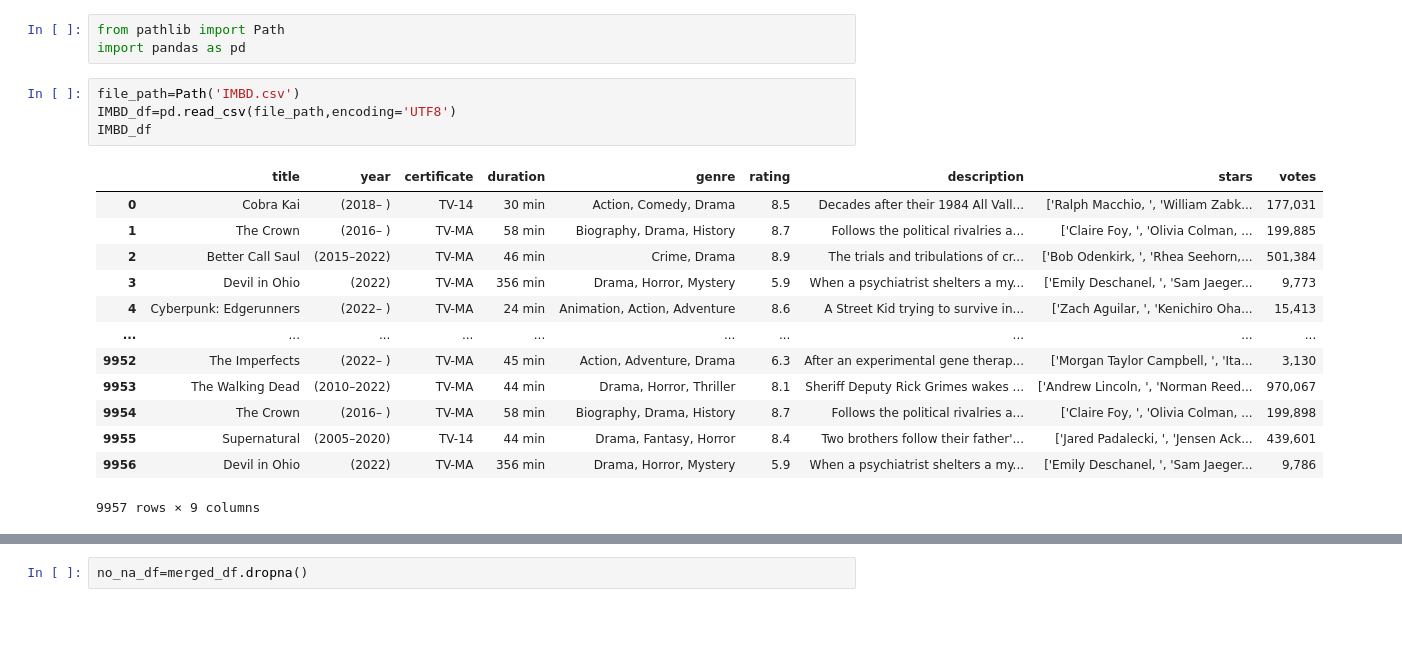
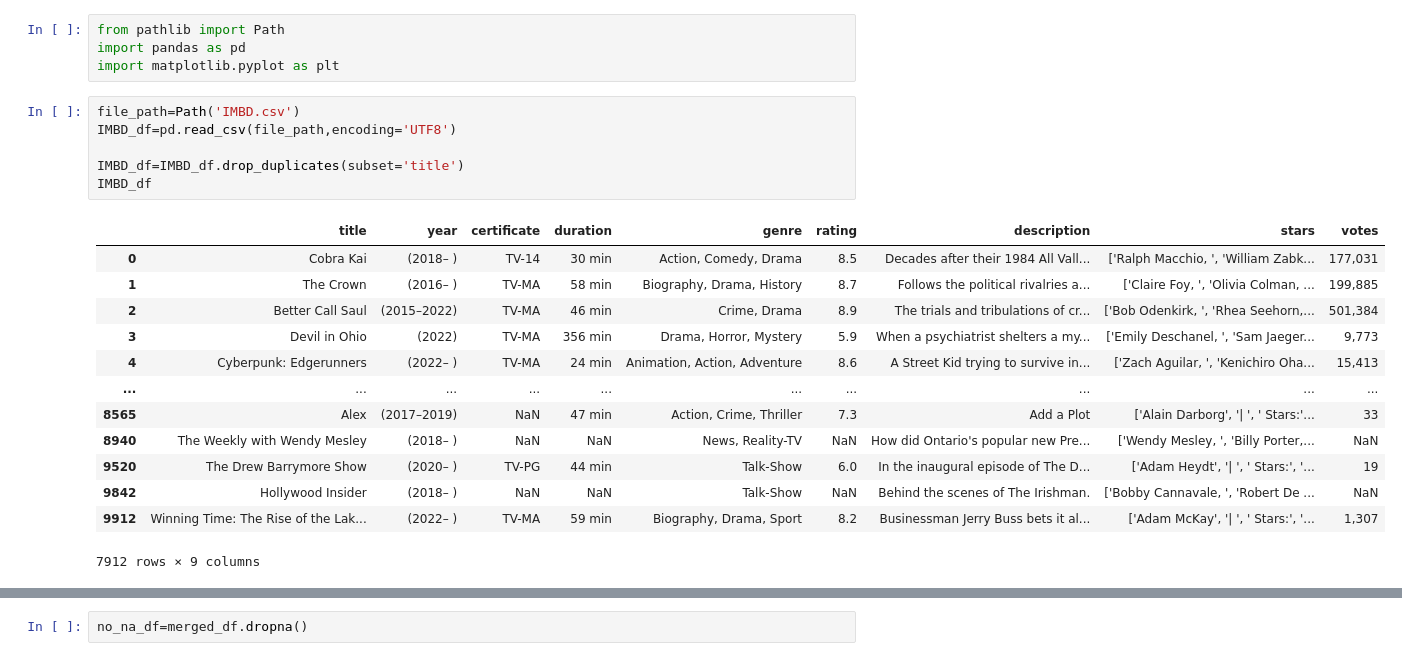
Before and after one commit to troyflood94/project_3, a Jupyter notebook: project_work_file.ipynb, the cells around one changed output, grey strips where cells are left out. Drawn from its saved outputs; the diff is of its cells as text; blank space fills up the shorter version.

```diff
--- a/project_work_file.ipynb
+++ b/project_work_file.ipynb
@@ -1,24 +1,27 @@
 # %%
 from pathlib import Path
 import pandas as pd
+import matplotlib.pyplot as plt
 # %%
 file_path=Path('IMBD.csv')
 IMBD_df=pd.read_csv(file_path,encoding='UTF8')
+
+IMBD_df=IMBD_df.drop_duplicates(subset='title')
 IMBD_df
 # %% [output]
 |  | title | year | certificate | duration | genre | rating | description | stars | votes |
 | 0 | Cobra Kai | (2018– ) | TV-14 | 30 min | Action, Comedy, Drama | 8.5 | Decades after their 1984 All Vall... | ['Ralph Macchio, ', 'William Zabk... | 177,031 |
 | 1 | The Crown | (2016– ) | TV-MA | 58 min | Biography, Drama, History | 8.7 | Follows the political rivalries a... | ['Claire Foy, ', 'Olivia Colman, ... | 199,885 |
 | 2 | Better Call Saul | (2015–2022) | TV-MA | 46 min | Crime, Drama | 8.9 | The trials and tribulations of cr... | ['Bob Odenkirk, ', 'Rhea Seehorn,... | 501,384 |
 | 3 | Devil in Ohio | (2022) | TV-MA | 356 min | Drama, Horror, Mystery | 5.9 | When a psychiatrist shelters a my... | ['Emily Deschanel, ', 'Sam Jaeger... | 9,773 |
 | 4 | Cyberpunk: Edgerunners | (2022– ) | TV-MA | 24 min | Animation, Action, Adventure | 8.6 | A Street Kid trying to survive in... | ['Zach Aguilar, ', 'Kenichiro Oha... | 15,413 |
 | ... | ... | ... | ... | ... | ... | ... | ... | ... | ... |
-| 9952 | The Imperfects | (2022– ) | TV-MA | 45 min | Action, Adventure, Drama | 6.3 | After an experimental gene therap... | ['Morgan Taylor Campbell, ', 'Ita... | 3,130 |
-| 9953 | The Walking Dead | (2010–2022) | TV-MA | 44 min | Drama, Horror, Thriller | 8.1 | Sheriff Deputy Rick Grimes wakes ... | ['Andrew Lincoln, ', 'Norman Reed... | 970,067 |
-| 9954 | The Crown | (2016– ) | TV-MA | 58 min | Biography, Drama, History | 8.7 | Follows the political rivalries a... | ['Claire Foy, ', 'Olivia Colman, ... | 199,898 |
-| 9955 | Supernatural | (2005–2020) | TV-14 | 44 min | Drama, Fantasy, Horror | 8.4 | Two brothers follow their father'... | ['Jared Padalecki, ', 'Jensen Ack... | 439,601 |
-| 9956 | Devil in Ohio | (2022) | TV-MA | 356 min | Drama, Horror, Mystery | 5.9 | When a psychiatrist shelters a my... | ['Emily Deschanel, ', 'Sam Jaeger... | 9,786 |
+| 8565 | Alex | (2017–2019) | NaN | 47 min | Action, Crime, Thriller | 7.3 | Add a Plot | ['Alain Darborg', '| ', ' Stars:'... | 33 |
+| 8940 | The Weekly with Wendy Mesley | (2018– ) | NaN | NaN | News, Reality-TV | NaN | How did Ontario's popular new Pre... | ['Wendy Mesley, ', 'Billy Porter,... | NaN |
+| 9520 | The Drew Barrymore Show | (2020– ) | TV-PG | 44 min | Talk-Show | 6.0 | In the inaugural episode of The D... | ['Adam Heydt', '| ', ' Stars:', '... | 19 |
+| 9842 | Hollywood Insider | (2018– ) | NaN | NaN | Talk-Show | NaN | Behind the scenes of The Irishman. | ['Bobby Cannavale, ', 'Robert De ... | NaN |
+| 9912 | Winning Time: The Rise of the Lak... | (2022– ) | TV-MA | 59 min | Biography, Drama, Sport | 8.2 | Businessman Jerry Buss bets it al... | ['Adam McKay', '| ', ' Stars:', '... | 1,307 |
-9957 rows × 9 columns
+7912 rows × 9 columns
 # %%
 file_path_2=Path('MoviesOnStreamingPlatforms_updated.csv')
 mosp_df=pd.read_csv(file_path_2,encoding="UTF8")
```
Also changed, not shown: parts of 5 cells of this notebook.
